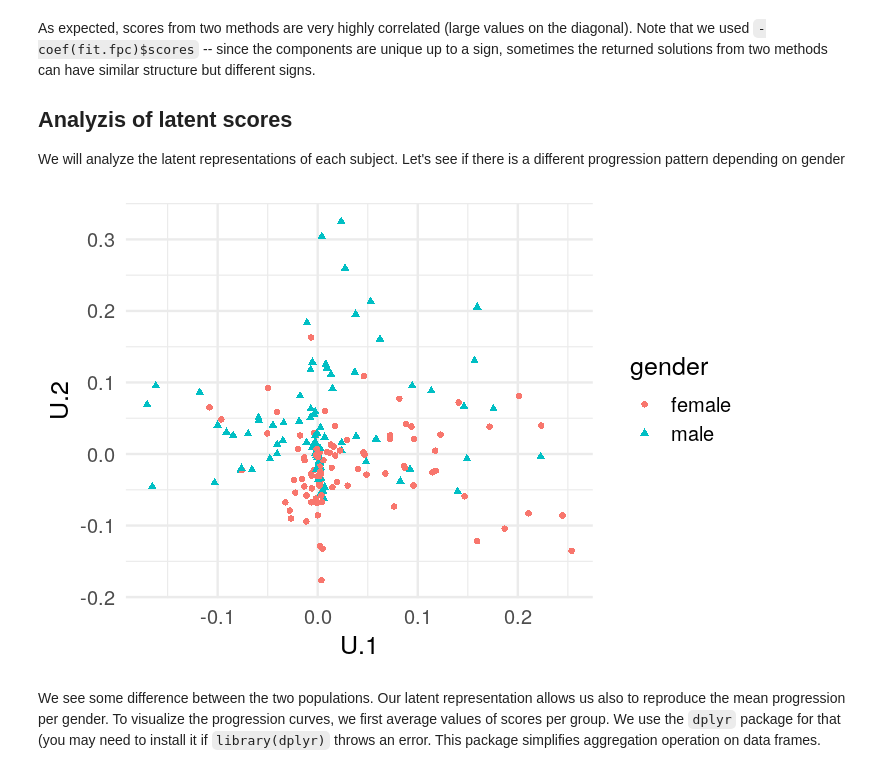
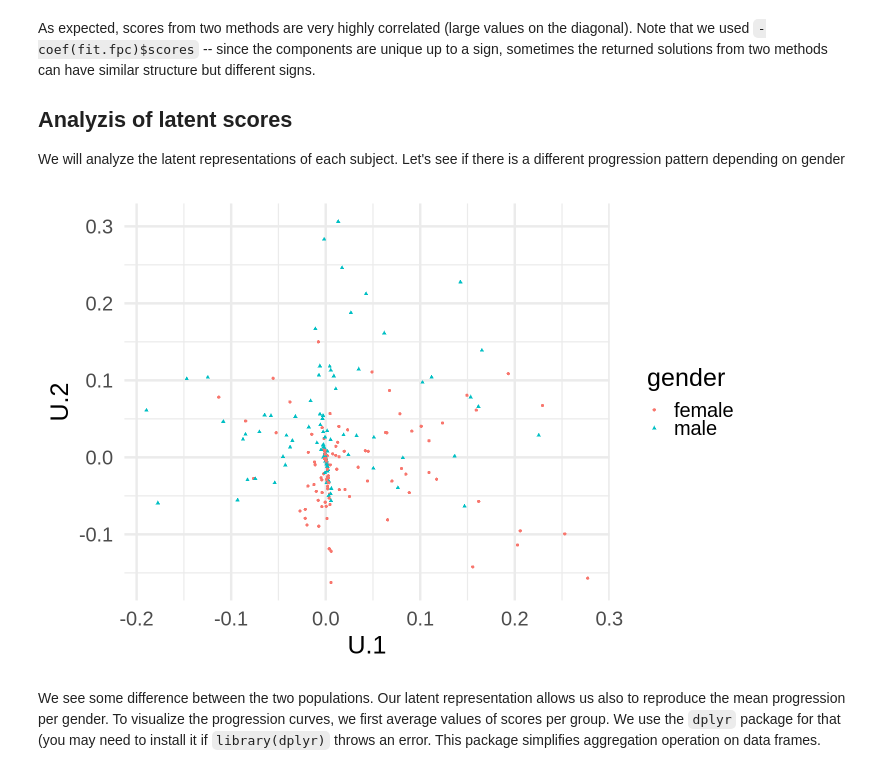
Before and after one commit to kidzik/fcomplete, a Jupyter notebook: vignettes/fcomplete.ipynb, the cells around one changed output. Cells and saved outputs as stored; diff of their text form; code cells hidden in the pictures.

```diff
--- a/vignettes/fcomplete.ipynb
+++ b/vignettes/fcomplete.ipynb
@@ -22,8 +24,7 @@ In this dataset, `idnum` corresponds to the subject's id, `age` is the age at th
 
 First, we plot a subset of this data (100 measurements).
 # %%
-options(repr.plot.width=4, repr.plot.height=4) # set the size of the plots
-theme_set(theme_minimal(base_size = 15)) # choose a theme and large font for presentation clarity
+theme_set(theme_minimal(base_size = 30,)) # choose a theme and large font for presentation clarity
 
 ggplot(aes(x = age, y = spnbmd, color = factor(idnum)), data = bone[1:100,]) +
     geom_point() + theme(legend.position="none")
@@ -174,14 +183,14 @@ We will analyze the latent representations of each subject. Let's see if there i
 # %%
 # Merged results from the fit with extra information from the dataset
 data.gd = aggregate(list(gender = bone$gender), by=list(idnum = bone$idnum), FUN = function(x){x[1]})
 data.pc = data.frame(idnum = rownames(fit.fimpute$fit), U = fit.fimpute$u)
 data = merge(data.gd, data.pc, by="idnum")
 
-options(repr.plot.width=6, repr.plot.height=4)
+options(repr.plot.width=12, repr.plot.height=8)
 ggplot(data, aes(x=U.1, y=U.2, shape=gender, color=gender)) +
   geom_point()
 # %% [output]
-[figure, old version]
+[figure, new version]
 # %% [markdown]
 We see some difference between the two populations. Our latent representation allows us also to reproduce the mean progression per gender. To visualize the progression curves, we first average values of scores per group. We use the `dplyr` package for that (you may need to install it if `library(dplyr)` throws an error. This package simplifies aggregation operation on data frames.
 # %%
```
Also changed, not shown: parts of 21 cells of this notebook, 3 other files.
